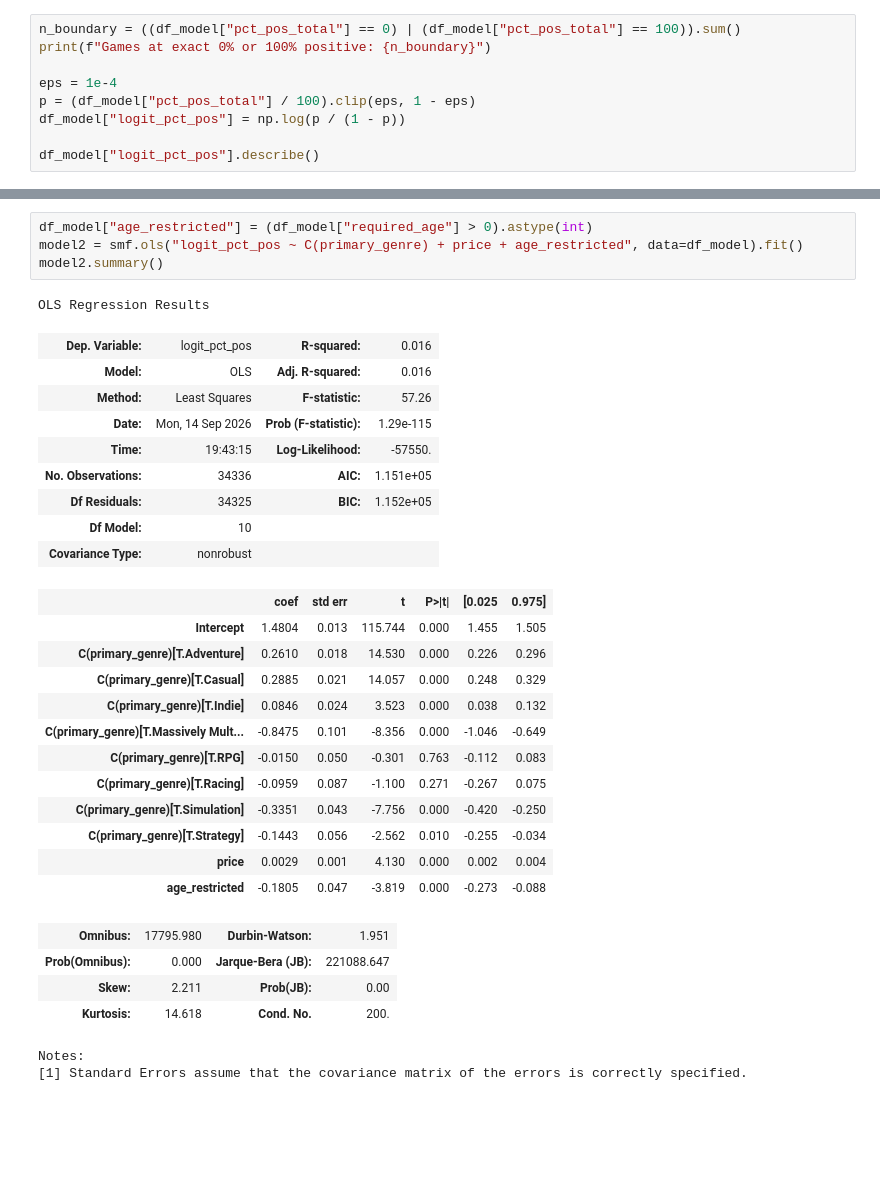
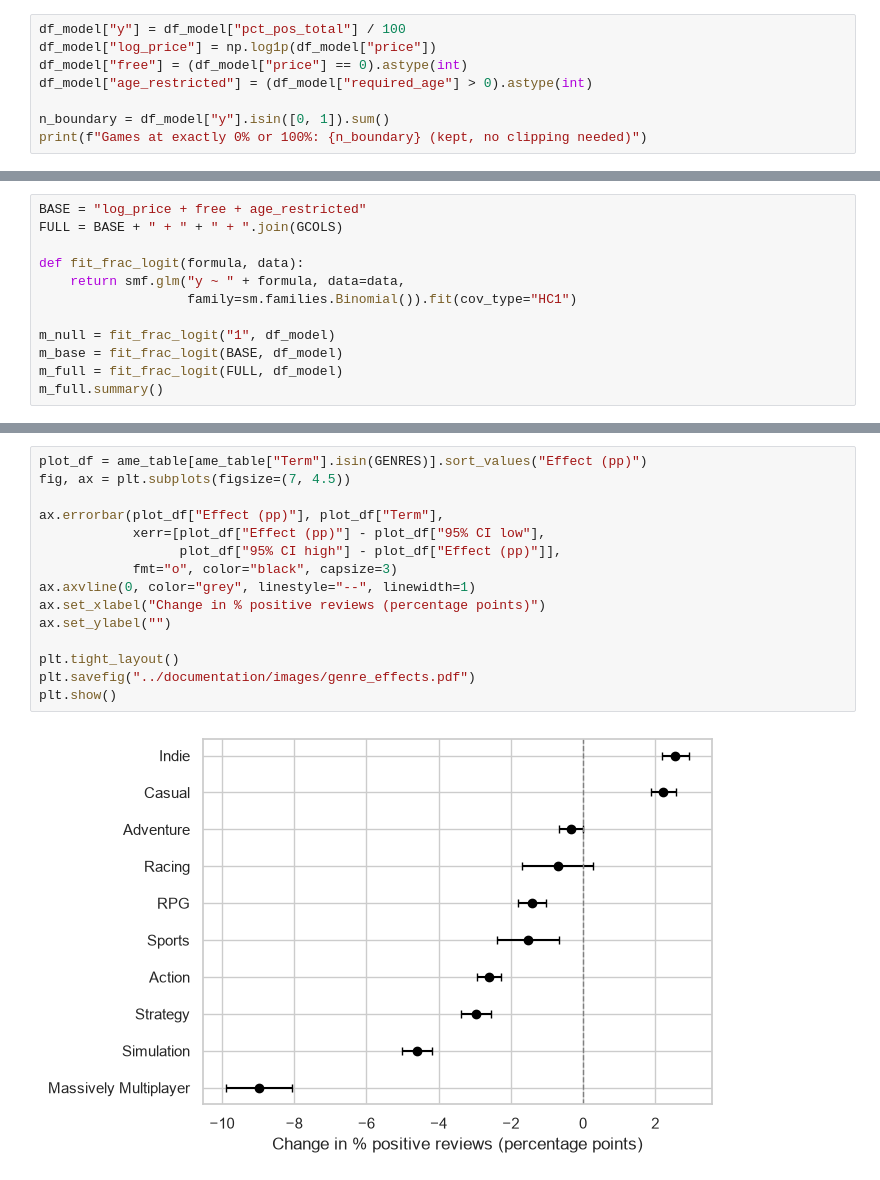
Before and after one commit to rakeikahukoti-del/DATA301-individual-project, a Jupyter notebook: notebooks/phase2-analysis.ipynb, the cells around one changed output, grey strips where cells are left out. Saved outputs shown, nothing was run; the diff lists cells and outputs as text; blank space fills up the shorter version.

```diff
--- a/notebooks/phase2-analysis.ipynb
+++ b/notebooks/phase2-analysis.ipynb
@@ -79,10 +54,9 @@ Final sample size: 34336
 # %%
-n_boundary = ((df_model["pct_pos_total"] == 0) | (df_model["pct_pos_total"] == 100)).sum()
-print(f"Games at exact 0% or 100% positive: {n_boundary}")
+df_model["y"] = df_model["pct_pos_total"] / 100
+df_model["log_price"] = np.log1p(df_model["price"])
+df_model["free"] = (df_model["price"] == 0).astype(int)
+df_model["age_restricted"] = (df_model["required_age"] > 0).astype(int)
 
-eps = 1e-4
-p = (df_model["pct_pos_total"] / 100).clip(eps, 1 - eps)
-df_model["logit_pct_pos"] = np.log(p / (1 - p))
-
-df_model["logit_pct_pos"].describe()
+n_boundary = df_model["y"].isin([0, 1]).sum()
+print(f"Games at exactly 0% or 100%: {n_boundary} (kept, no clipping needed)")
 # %% [output]
@@ -98,0 +66,12 @@ Name: logit_pct_pos, dtype: float64
+# %%
+BASE = "log_price + free + age_restricted"
+FULL = BASE + " + " + " + ".join(GCOLS)
+
+def fit_frac_logit(formula, data):
+    return smf.glm("y ~ " + formula, data=data,
+                   family=sm.families.Binomial()).fit(cov_type="HC1")
+
+m_null = fit_frac_logit("1", df_model)
+m_base = fit_frac_logit(BASE, df_model)
+m_full = fit_frac_logit(FULL, df_model)
+m_full.summary()
@@ -168,33 +176,17 @@ pd.crosstab(df_model["primary_genre"], df_model["required_age"])
 # %%
-df_model["age_restricted"] = (df_model["required_age"] > 0).astype(int)
-model2 = smf.ols("logit_pct_pos ~ C(primary_genre) + price + age_restricted", data=df_model).fit()
-model2.summary()
+plot_df = ame_table[ame_table["Term"].isin(GENRES)].sort_values("Effect (pp)")
+fig, ax = plt.subplots(figsize=(7, 4.5))
+
+ax.errorbar(plot_df["Effect (pp)"], plot_df["Term"],
+            xerr=[plot_df["Effect (pp)"] - plot_df["95% CI low"],
+                  plot_df["95% CI high"] - plot_df["Effect (pp)"]],
+            fmt="o", color="black", capsize=3)
+ax.axvline(0, color="grey", linestyle="--", linewidth=1)
+ax.set_xlabel("Change in % positive reviews (percentage points)")
+ax.set_ylabel("")
+
+plt.tight_layout()
+plt.savefig("../documentation/images/genre_effects.pdf")
+plt.show()
 # %% [output]
-OLS Regression Results
-| Dep. Variable: | logit_pct_pos | R-squared: | 0.016 |
-| Model: | OLS | Adj. R-squared: | 0.016 |
-| Method: | Least Squares | F-statistic: | 57.26 |
-| Date: | Mon, 14 Sep 2026 | Prob (F-statistic): | 1.29e-115 |
-| Time: | 19:43:15 | Log-Likelihood: | -57550. |
-| No. Observations: | 34336 | AIC: | 1.151e+05 |
-| Df Residuals: | 34325 | BIC: | 1.152e+05 |
-| Df Model: | 10 |  |  |
-| Covariance Type: | nonrobust |  |  |
-|  | coef | std err | t | P>|t| | [0.025 | 0.975] |
-| Intercept | 1.4804 | 0.013 | 115.744 | 0.000 | 1.455 | 1.505 |
-| C(primary_genre)[T.Adventure] | 0.2610 | 0.018 | 14.530 | 0.000 | 0.226 | 0.296 |
-| C(primary_genre)[T.Casual] | 0.2885 | 0.021 | 14.057 | 0.000 | 0.248 | 0.329 |
-| C(primary_genre)[T.Indie] | 0.0846 | 0.024 | 3.523 | 0.000 | 0.038 | 0.132 |
-| C(primary_genre)[T.Massively Mult... | -0.8475 | 0.101 | -8.356 | 0.000 | -1.046 | -0.649 |
-| C(primary_genre)[T.RPG] | -0.0150 | 0.050 | -0.301 | 0.763 | -0.112 | 0.083 |
-| C(primary_genre)[T.Racing] | -0.0959 | 0.087 | -1.100 | 0.271 | -0.267 | 0.075 |
-| C(primary_genre)[T.Simulation] | -0.3351 | 0.043 | -7.756 | 0.000 | -0.420 | -0.250 |
-| C(primary_genre)[T.Strategy] | -0.1443 | 0.056 | -2.562 | 0.010 | -0.255 | -0.034 |
-| price | 0.0029 | 0.001 | 4.130 | 0.000 | 0.002 | 0.004 |
-| age_restricted | -0.1805 | 0.047 | -3.819 | 0.000 | -0.273 | -0.088 |
-| Omnibus: | 17795.980 | Durbin-Watson: | 1.951 |
-| Prob(Omnibus): | 0.000 | Jarque-Bera (JB): | 221088.647 |
-| Skew: | 2.211 | Prob(JB): | 0.00 |
-| Kurtosis: | 14.618 | Cond. No. | 200. |
-Notes:
-[1] Standard Errors assume that the covariance matrix of the errors is correctly specified.
+[figure, added]
```
Also changed, not shown: parts of 28 cells of this notebook, 7 other files.
